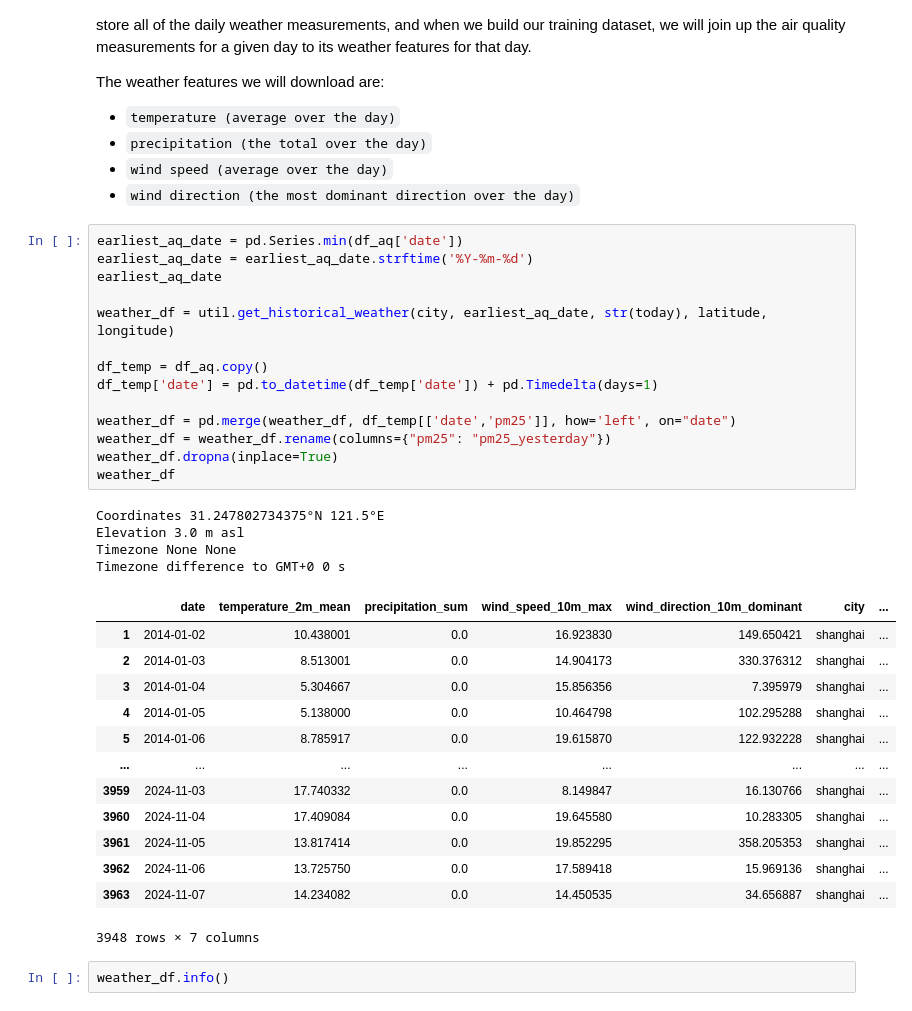
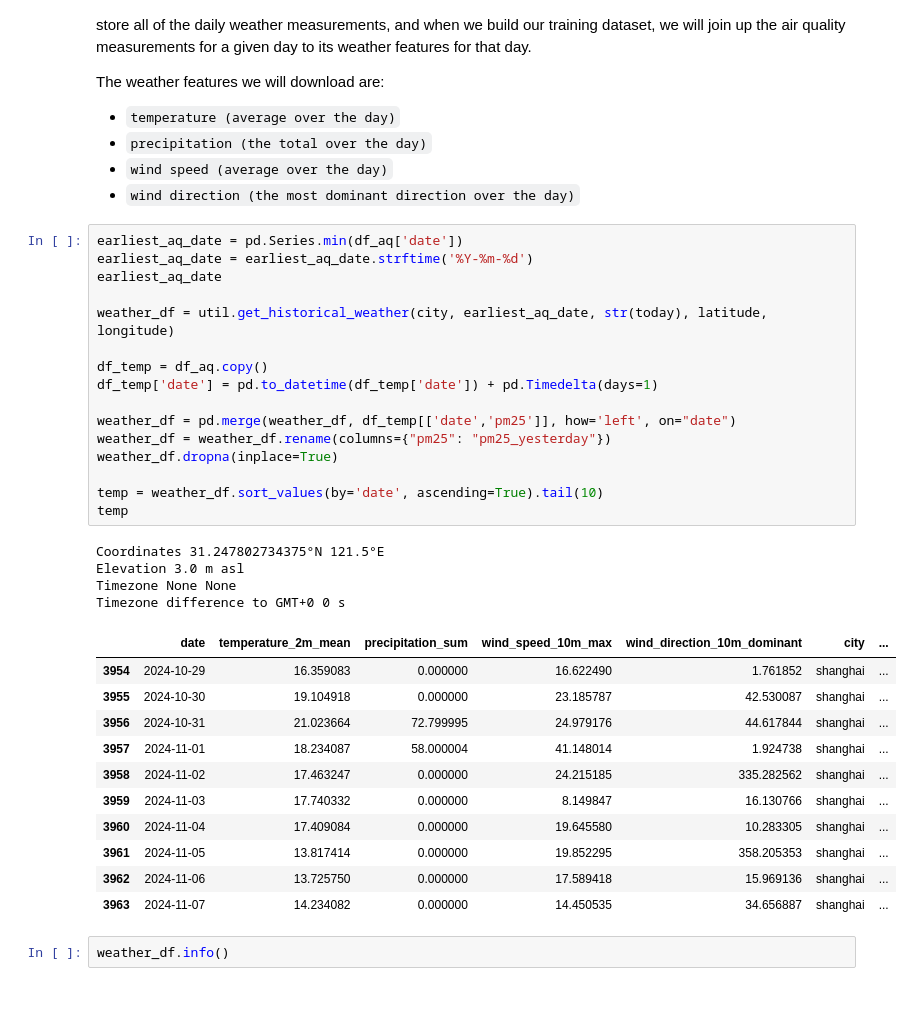
Before and after one commit to AMomozZz/mlfs-book, a Jupyter notebook: notebooks/ch03/1_air_quality_feature_backfill.ipynb, the cells around one changed output. Saved outputs shown, nothing was run; the diff lists cells and outputs as text.

```diff
--- a/notebooks/ch03/1_air_quality_feature_backfill.ipynb
+++ b/notebooks/ch03/1_air_quality_feature_backfill.ipynb
@@ -328,35 +330,35 @@ The weather features we will download are:
 # %%
 earliest_aq_date = pd.Series.min(df_aq['date'])
 earliest_aq_date = earliest_aq_date.strftime('%Y-%m-%d')
 earliest_aq_date
 
 weather_df = util.get_historical_weather(city, earliest_aq_date, str(today), latitude, longitude)
 
 df_temp = df_aq.copy()
 df_temp['date'] = pd.to_datetime(df_temp['date']) + pd.Timedelta(days=1)
 
 weather_df = pd.merge(weather_df, df_temp[['date','pm25']], how='left', on="date")
 weather_df = weather_df.rename(columns={"pm25": "pm25_yesterday"})
 weather_df.dropna(inplace=True)
-weather_df
+
+temp = weather_df.sort_values(by='date', ascending=True).tail(10)
+temp
 # %% [output]
 Coordinates 31.247802734375°N 121.5°E
 Elevation 3.0 m asl
 Timezone None None
 Timezone difference to GMT+0 0 s
 |  | date | temperature_2m_mean | precipitation_sum | wind_speed_10m_max | wind_direction_10m_dominant | city | ... |
-| 1 | 2014-01-02 | 10.438001 | 0.0 | 16.923830 | 149.650421 | shanghai | ... |
-| 2 | 2014-01-03 | 8.513001 | 0.0 | 14.904173 | 330.376312 | shanghai | ... |
-| 3 | 2014-01-04 | 5.304667 | 0.0 | 15.856356 | 7.395979 | shanghai | ... |
-| 4 | 2014-01-05 | 5.138000 | 0.0 | 10.464798 | 102.295288 | shanghai | ... |
-| 5 | 2014-01-06 | 8.785917 | 0.0 | 19.615870 | 122.932228 | shanghai | ... |
-| ... | ... | ... | ... | ... | ... | ... | ... |
-| 3959 | 2024-11-03 | 17.740332 | 0.0 | 8.149847 | 16.130766 | shanghai | ... |
-| 3960 | 2024-11-04 | 17.409084 | 0.0 | 19.645580 | 10.283305 | shanghai | ... |
-| 3961 | 2024-11-05 | 13.817414 | 0.0 | 19.852295 | 358.205353 | shanghai | ... |
-| 3962 | 2024-11-06 | 13.725750 | 0.0 | 17.589418 | 15.969136 | shanghai | ... |
-| 3963 | 2024-11-07 | 14.234082 | 0.0 | 14.450535 | 34.656887 | shanghai | ... |
+| 3954 | 2024-10-29 | 16.359083 | 0.000000 | 16.622490 | 1.761852 | shanghai | ... |
+| 3955 | 2024-10-30 | 19.104918 | 0.000000 | 23.185787 | 42.530087 | shanghai | ... |
+| 3956 | 2024-10-31 | 21.023664 | 72.799995 | 24.979176 | 44.617844 | shanghai | ... |
+| 3957 | 2024-11-01 | 18.234087 | 58.000004 | 41.148014 | 1.924738 | shanghai | ... |
+| 3958 | 2024-11-02 | 17.463247 | 0.000000 | 24.215185 | 335.282562 | shanghai | ... |
+| 3959 | 2024-11-03 | 17.740332 | 0.000000 | 8.149847 | 16.130766 | shanghai | ... |
+| 3960 | 2024-11-04 | 17.409084 | 0.000000 | 19.645580 | 10.283305 | shanghai | ... |
+| 3961 | 2024-11-05 | 13.817414 | 0.000000 | 19.852295 | 358.205353 | shanghai | ... |
+| 3962 | 2024-11-06 | 13.725750 | 0.000000 | 17.589418 | 15.969136 | shanghai | ... |
+| 3963 | 2024-11-07 | 14.234082 | 0.000000 | 14.450535 | 34.656887 | shanghai | ... |
-3948 rows × 7 columns
 # %%
 weather_df.info()
 # %% [output]
```
Also changed, not shown: parts of 9 cells of this notebook.
